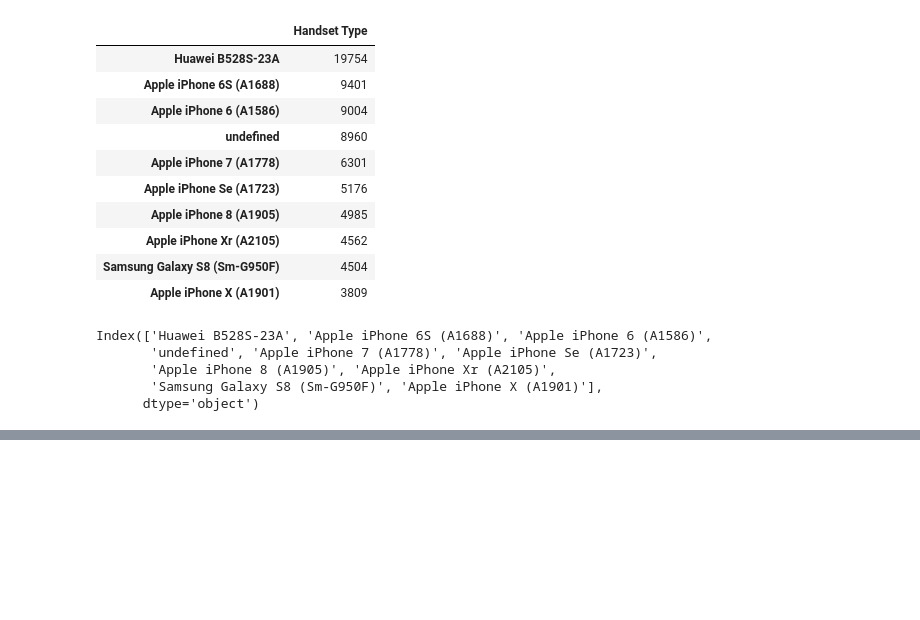
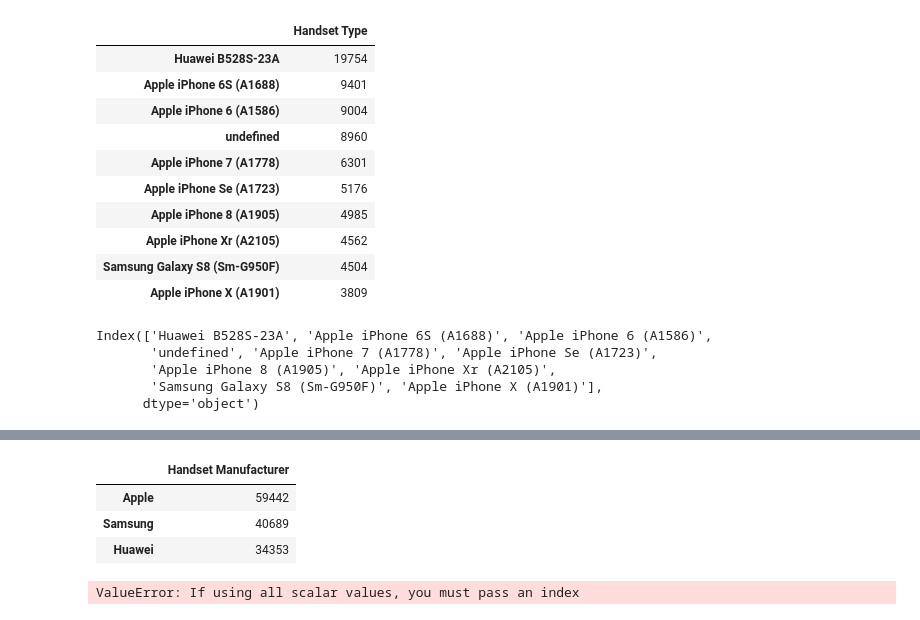
Before and after one commit to yonamg/Telecom-Data-Analysis, a Jupyter notebook: notebook/user_overview_analysis.ipynb, the cells around one changed output, grey strips where cells are left out. Saved outputs shown, nothing was run; the diff lists cells and outputs as text; code cells hidden in the pictures; blank space fills up the shorter version.

```diff
--- a/notebook/user_overview_analysis.ipynb
+++ b/notebook/user_overview_analysis.ipynb
@@ -76,0 +79,21 @@ plt.show()
+# %%
+# top 3 manufactures used by customers from cleaned_df
+
+top_3_manufacturers = get_top_manufacturers(3)
+pd.DataFrame(top_3_manufacturers)
+# %% [output]
+|  | Handset Manufacturer |
+| Apple | 59442 |
+| Samsung | 40689 |
+| Huawei | 34353 |
+# %%
+# Bar graph to display the top 3 Handset Manufacturers
+
+plt.figure(figsize=(9,5))
+sns.barplot(x=top_3_manufacturers.index, y=top_3_manufacturers.values)
+plt.title('Top 3 Handset Manufacturers', size=14, fontweight="bold")
+plt.xlabel('Handset Manufacturers', size=13, fontweight="bold")
+plt.ylabel('Number of Users', size=13, fontweight="bold")
+plt.show()
+# %% [output]
+ValueError: If using all scalar values, you must pass an index
```
Also changed, not shown: parts of 1 cell of this notebook.
